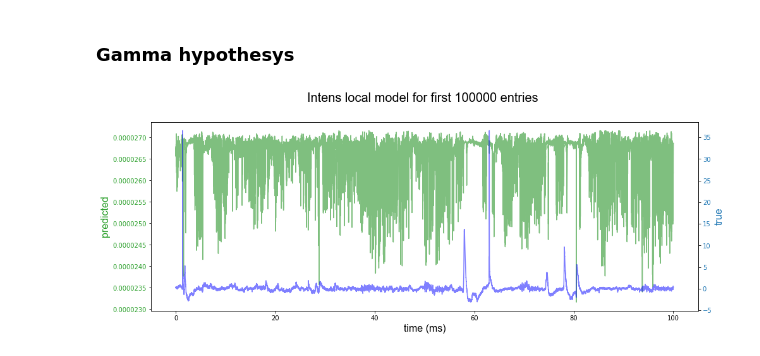
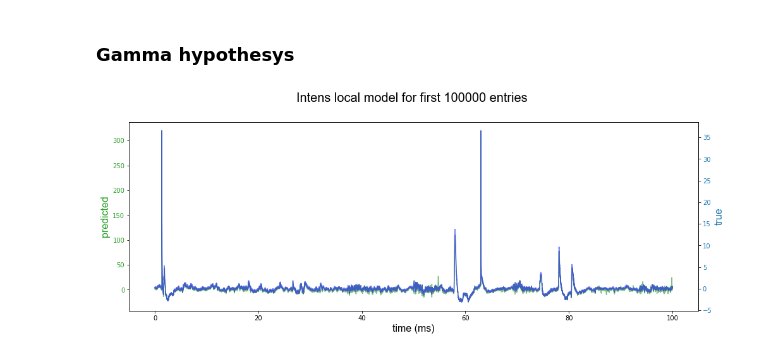
Before and after one commit to Alina-Samokhina/BachelorThesis, a Jupyter notebook: Thesis.ipynb, the cells around one changed output. Saved outputs shown, nothing was run; the diff lists cells and outputs as text; code cells hidden in the pictures.

```diff
--- a/Thesis.ipynb
+++ b/Thesis.ipynb
@@ -30,8 +33,6 @@ axis_font = {'family':'Arial', 'size': 16}
 # %%
 path_name_train = 'Data\\20100802S1_ECoG_Motion6'
 path_name_test = 'Data\\20100726S1_ECoG_Motion6'
-# %%
-x = loadmat('Data\\20100802S1_ECoG_Motion6\\ECoG_ch1.mat')
 # %%
 def get_ecog(dir):
     #n_ch - number of channels
@@ -322,31 +385,31 @@ np.array(mae_no_intens).mean()
 # %%
 for channel in range(1):
     #point = centers[channel]
     g_d = []
     for j in range(len(m)):
         p = wishart.pdf(point, 2, [[m[j, 0], 0], [0, m[j, 1]]])
-        g_d.append(p)
+        g_d.append(p*intens[j])
 
     fig, ax1 = plt.subplots(1,1, figsize = (14, 5))
     color = 'tab:green'
     ax1.set_xlabel('time (ms)', **axis_font)
     ax1.set_ylabel('predicted', color=color, **axis_font)
     ax1.plot(time[:N], (np.array(g_d)[:N]), color='green', alpha = 0.5)
     #ax1.plot(time[20000:40000], (np.array(g_d)[20000:40000]), color='green', alpha = 0.5)
     ax1.tick_params(axis='y', labelcolor=color)
 
     ax2 = ax1.twinx()  # instantiate a second axes that shares the same x-axis
 
     color = 'tab:blue'
     ax2.set_ylabel('true', color=color, **axis_font)
     ax2.plot(time[:N], (data_n[:N, channel]), color='blue', alpha = 0.5)
     #ax2.plot(time[20000:40000], (data[20000:40000, channel]), color='blue', alpha = 0.5)
     ax2.tick_params(axis='y', labelcolor=color)
 
     fig.tight_layout()  # otherwise the right y-label is slightly clipped
 
     plt.title('Intens local model for first %i entries \n' %N , **title_font)
 
     plt.show()
 # %% [output]
-[figure, old version]
+[figure, new version]
```
Also changed, not shown: parts of 15 cells of this notebook, 1 other file.
